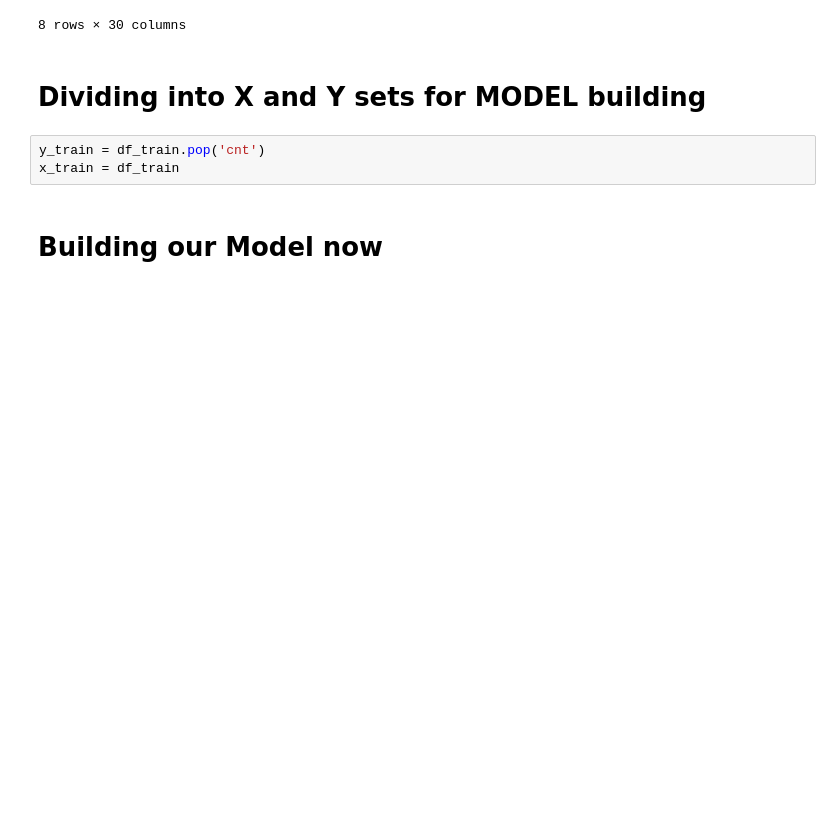
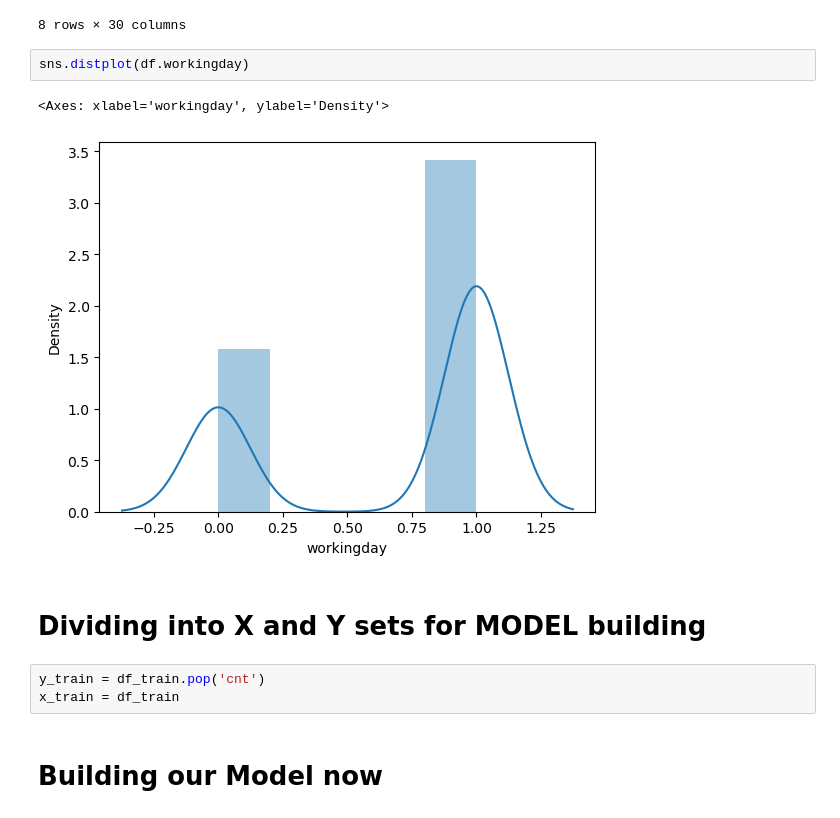
Before and after one commit to rajeevtenneti/LinearRegressionCaseStudy, a Jupyter notebook: LinearRegressionAssignment.ipynb, the cells around one changed output. Saved outputs shown, nothing was run; the diff lists cells and outputs as text; blank space fills up the shorter version.

```diff
--- a/LinearRegressionAssignment.ipynb
+++ b/LinearRegressionAssignment.ipynb
@@ -251,6 +266,11 @@ df_train.describe()
 | 75% | 1.000000 | 0.000000 | 1.000000 | 0.735215 | 0.688457 | 0.754830 | 0.414447 | 0.684710 | 0.000000 | 0.000000 | ... |
 | max | 1.000000 | 1.000000 | 1.000000 | 1.000000 | 1.000000 | 1.000000 | 1.000000 | 1.000000 | 1.000000 | 1.000000 | ... |
 8 rows × 30 columns
+# %%
+sns.distplot(df.workingday)
+# %% [output]
+<Axes: xlabel='workingday', ylabel='Density'>
+[figure, added]
 # %% [markdown]
 # Dividing into X and Y sets for MODEL building
 # %%
```
Also changed, not shown: parts of 21 cells of this notebook.
